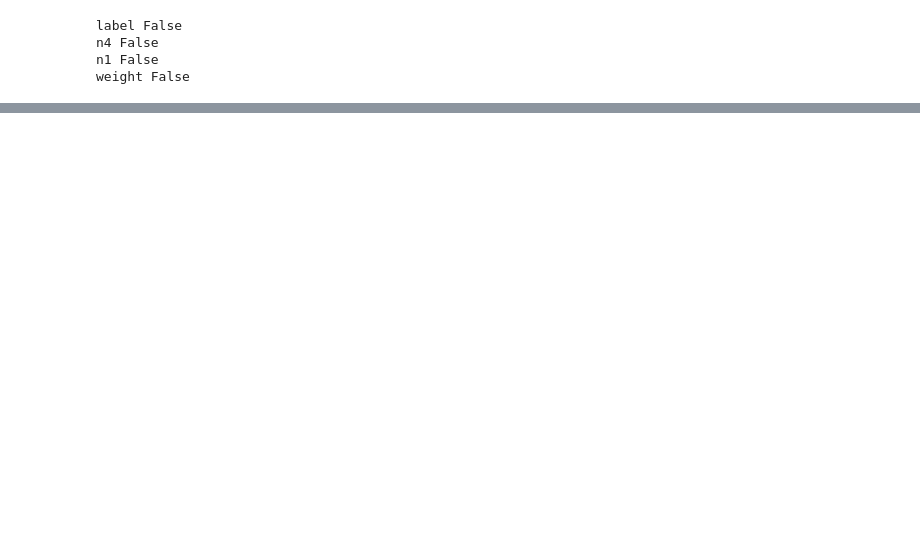
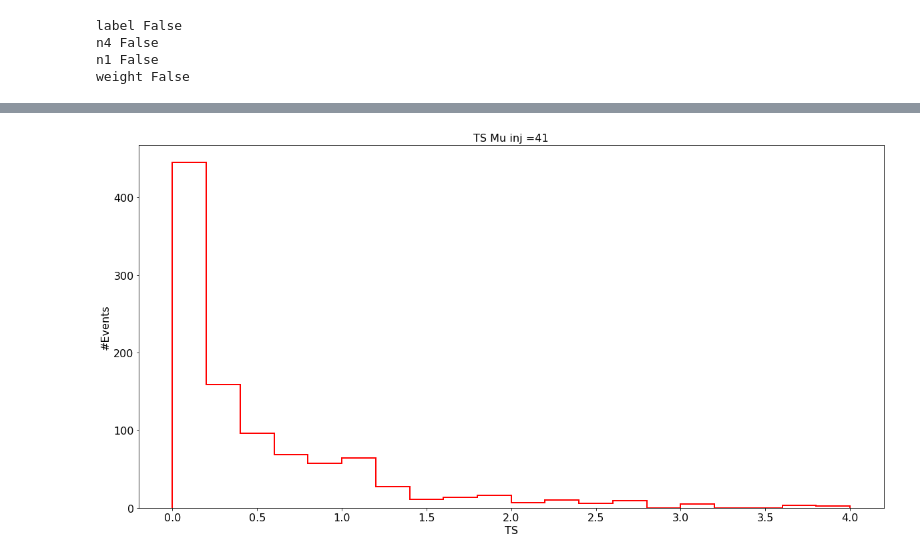
Before and after one commit to dpankova/DoublePulse, a Jupyter notebook: notebooks/stat_analysis/MaxCode.ipynb, the cells around one changed output, grey strips where cells are left out. Cells and saved outputs as stored; diff of their text form; code cells hidden in the pictures; blank space fills up the shorter version.

```diff
--- a/notebooks/stat_analysis/MaxCode.ipynb
+++ b/notebooks/stat_analysis/MaxCode.ipynb
@@ -483,0 +518,19 @@ Text(0, 0.5, 'Mean signal expectation $\\mu_t$')
+# %%
+from glob import glob
+import re
+file_name = "/home/dup193/work/double_pulse/max_test/ts_dist/ts_mu_41.0.npz"
+x = np.load(file_name, mmap_mode="r")['arr_0']
+fig = plt.figure(figsize=(20, 10),facecolor ='w')
+ax = fig.add_subplot(111)
+plt.rcParams.update({'font.size': 16})
+plt.ticklabel_format(axis='both', style='sci', scilimits=(-5,5))
+ax.set_xscale('linear')
+ax.set_yscale('linear')
+ax.set_title("TS Mu inj =41", fontsize = 16)
+ax.set_xlabel("TS", fontsize = 16)
+ax.set_ylabel("#Events", fontsize = 16)
+ax.hist(x, bins = 20, histtype = 'step',edgecolor ='r', lw =2, range =[0,4], label = "NuTauCC")
+#plt.legend(loc=loc)
+plt.show()
+# %% [output]
+[figure, added]
```
Also changed, not shown: parts of 28 cells of this notebook, 48 other files.
